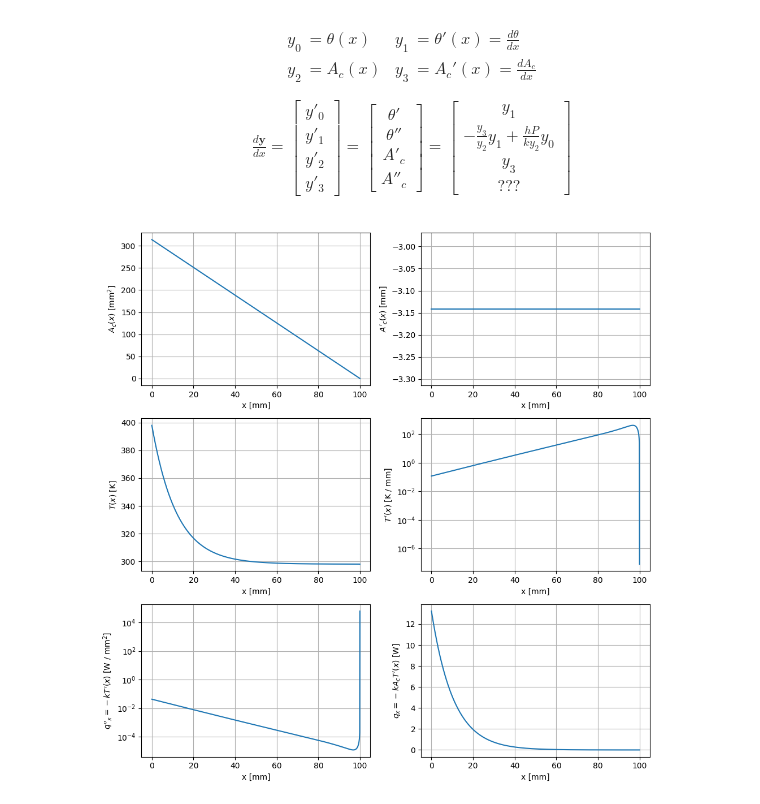
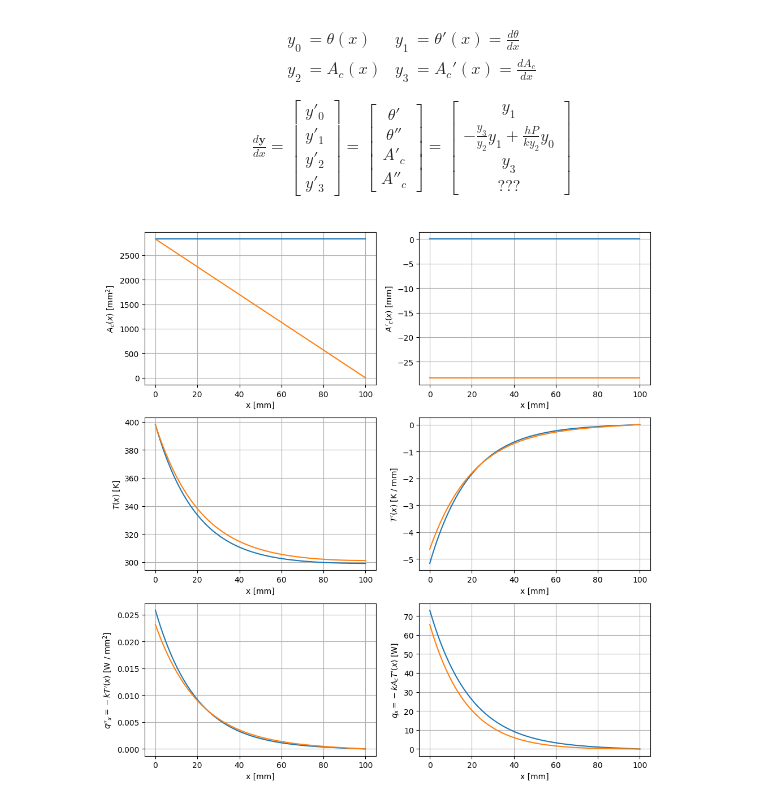
Before and after one commit to dvnatanael/fin-equation-analysis, a Jupyter notebook: fin_equation_analysis/notebooks/learn_scipy.ipynb, the cells around one changed output. Cells and saved outputs as stored; diff of their text form; code cells hidden in the pictures.

Commit message:
feat: compare uniform vs linear profile pin fin

```diff
--- a/fin_equation_analysis/notebooks/learn_scipy.ipynb
+++ b/fin_equation_analysis/notebooks/learn_scipy.ipynb
@@ -5,7 +5,7 @@ from matplotlib import pyplot as plt
 # %%
 k = 5  # W m-1 K-1
 h = 200  # W m-2 K-1
-r = 1e-2  # m
+r = 3e-2  # m
 L = 0.1  # m
 T_b = 398  # K
 T_inf = 298  # K
@@ -55,9 +55,9 @@ def bc(ya, yb):
     return np.array(
         [
             ya[0] - (T_b - T_inf),  # y0(x=a) = T_b - T_inf
-            yb[0],  # y0(x=b) = 0; "infinite" fin
+            yb[1],  # y1(x=b) = 0; adiabatic tip
             ya[2] - np.pi * r**2,  # y2(x=0) = np.pi * r**2
-            yb[2] - 1e-15,  # y2(x=b) = 0; reduces to a point
+            yb[2] - np.pi * r**2,  # y2(x=b) = np.pi * r**2
         ]
     )
 # %%
@@ -68,42 +68,58 @@ result = scipy.integrate.solve_bvp(fun=deriv, bc=bc, x=x, y=y)
 
 x_plot = np.linspace(0, L, 1001)
 T_plot, dT_plot, Ac_plot, dAc_plot = result.sol(x_plot)
+# %%
+def bc(ya, yb):
+    return np.array(
+        [
+            ya[0] - (T_b - T_inf),  # y0(x=a) = (T_b - T_inf)
+            yb[1],  # y0(x=b) = 0; adiabatic tip
+            # circular cross section
+            ya[2] - np.pi * r**2,  # y2(x=0) = np.pi * r**2
+            yb[2] - 1e-15,  # y2(x=b) = 0; reduces to a point
+        ]
+    )
+# %%
+result = scipy.integrate.solve_bvp(fun=deriv, bc=bc, x=x, y=y)
+
+T2_plot, dT2_plot, Ac2_plot, dAc2_plot = result.sol(x_plot)
 # %%
 fig = plt.figure(1, figsize=(10, 10))
 gc = fig.add_gridspec(nrows=3, ncols=2)
 
 ax = fig.add_subplot(gc[0, 0])
-ax.plot(x_plot * 1e3, Ac_plot * 1e6)
+ax.plot(x_plot * 1e3, Ac_plot * 1e6, label="constant cross-section")
+ax.plot(x_plot * 1e3, Ac2_plot * 1e6, label="linear profile")
 ax.set_ylabel(r"$A_c{(x)}$ [mm$^2$]")
 
 ax = fig.add_subplot(gc[0, 1], sharex=ax)
-ax.plot(x_plot * 1e3, dAc_plot * 1e3)
+ax.plot(x_plot * 1e3, dAc_plot * 1e3, label="constant cross-section")
+ax.plot(x_plot * 1e3, dAc2_plot * 1e3, label="linear profile")
 ax.set_ylabel(r"$A'_c{(x)}$ [mm]")
 
 ax = fig.add_subplot(gc[1, 0], sharex=ax)
-ax.plot(x_plot * 1e3, T_inf + T_plot)
+ax.plot(x_plot * 1e3, T_inf + T_plot, label="constant cross-section")
+ax.plot(x_plot * 1e3, T_inf + T2_plot, label="linear profile")
 ax.set_ylabel(r"$T{(x)}$ [K]")
 
 ax = fig.add_subplot(gc[1, 1], sharex=ax)
-ax.plot(x_plot * 1e3, 3 - np.log10(-dT_plot))
-yticklabels = ax.get_yticklabels()
-for text in yticklabels:
-    text.set_text(f"$10^{{{text.get_text()}}}$")
-ax.set_yticks([y for y in ax.get_yticks()[1:-1]])
-ax.set_yticklabels(yticklabels[1:-1])
+ax.plot(x_plot * 1e3, dT_plot * 1e-3, label="constant cross-section")
+ax.plot(x_plot * 1e3, dT2_plot * 1e-3, label="linear profile")
 ax.set_ylabel(r"$T'{(x)}$ [K / mm]")
 
 ax = fig.add_subplot(gc[2, 0], sharex=ax)
-ax.semilogy(x_plot * 1e3, -k * dT_plot * 1e-6)
+ax.plot(x_plot * 1e3, -k * dT_plot * 1e-6, label="constant cross-section")
+ax.plot(x_plot * 1e3, -k * dT2_plot * 1e-6, label="linear profile")
 ax.set_ylabel(r"$q''_x = -k T'{(x)}$ [W / mm$^2$]")
 
 ax = fig.add_subplot(gc[2, 1], sharex=ax)
-ax.plot(x_plot * 1e3, -k * Ac_plot * dT_plot)
+ax.plot(x_plot * 1e3, -k * Ac_plot * dT_plot, label="constant cross-section")
+ax.plot(x_plot * 1e3, -k * Ac2_plot * dT2_plot, label="linear profile")
 ax.set_ylabel(r"$q_x = -k A_c T'{(x)}$ [W]")
 
 for ax in fig.axes:
     ax.set_xlabel(r"x [mm]")
     ax.grid(True)
 plt.tight_layout()
 # %% [output]
-[figure, old version]
+[figure, new version]
```
Also changed, not shown: 1 other file.
